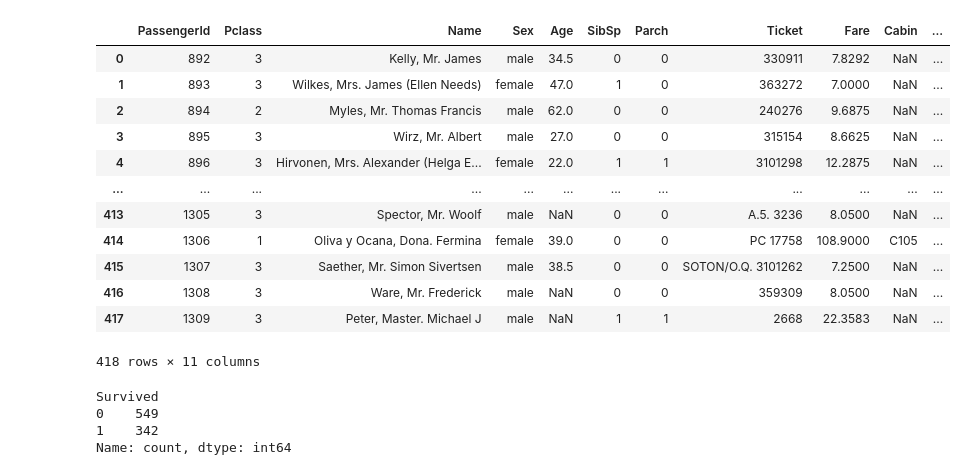
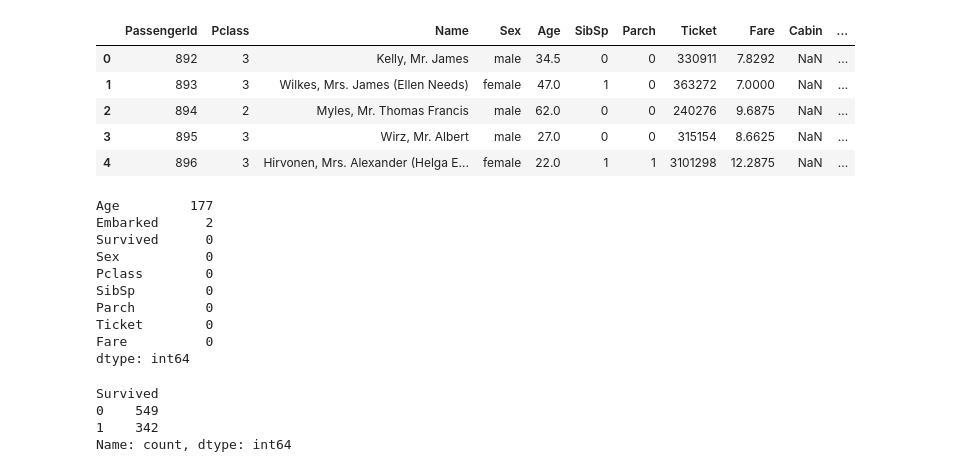
Before and after one commit to DavtianAnna/Titanic-Disaster, a Jupyter notebook: titanic_task.ipynb, the cells around one changed output. Saved outputs shown, nothing was run; the diff lists cells and outputs as text; code cells hidden in the pictures.

```diff
--- a/titanic_task.ipynb
+++ b/titanic_task.ipynb
@@ -27,19 +20,12 @@ df_train
 # %%
-df_test
+df_test.head()
 # %% [output]
 |  | PassengerId | Pclass | Name | Sex | Age | SibSp | Parch | Ticket | Fare | Cabin | ... |
 | 0 | 892 | 3 | Kelly, Mr. James | male | 34.5 | 0 | 0 | 330911 | 7.8292 | NaN | ... |
 | 1 | 893 | 3 | Wilkes, Mrs. James (Ellen Needs) | female | 47.0 | 1 | 0 | 363272 | 7.0000 | NaN | ... |
 | 2 | 894 | 2 | Myles, Mr. Thomas Francis | male | 62.0 | 0 | 0 | 240276 | 9.6875 | NaN | ... |
 | 3 | 895 | 3 | Wirz, Mr. Albert | male | 27.0 | 0 | 0 | 315154 | 8.6625 | NaN | ... |
 | 4 | 896 | 3 | Hirvonen, Mrs. Alexander (Helga E... | female | 22.0 | 1 | 1 | 3101298 | 12.2875 | NaN | ... |
-| ... | ... | ... | ... | ... | ... | ... | ... | ... | ... | ... | ... |
-| 413 | 1305 | 3 | Spector, Mr. Woolf | male | NaN | 0 | 0 | A.5. 3236 | 8.0500 | NaN | ... |
-| 414 | 1306 | 1 | Oliva y Ocana, Dona. Fermina | female | 39.0 | 0 | 0 | PC 17758 | 108.9000 | C105 | ... |
-| 415 | 1307 | 3 | Saether, Mr. Simon Sivertsen | male | 38.5 | 0 | 0 | SOTON/O.Q. 3101262 | 7.2500 | NaN | ... |
-| 416 | 1308 | 3 | Ware, Mr. Frederick | male | NaN | 0 | 0 | 359309 | 8.0500 | NaN | ... |
-| 417 | 1309 | 3 | Peter, Master. Michael J | male | NaN | 1 | 1 | 2668 | 22.3583 | NaN | ... |
-418 rows × 11 columns
 # %%
 df_train.drop('PassengerId',axis=1,inplace=True)
 df_test.drop('PassengerId',axis=1,inplace=True)
@@ -55,3 +38,16 @@ df_test.drop('Ticket',axis=1,inplace=True)
+# %%
+df_train.isnull().sum().sort_values(ascending=False)
+# %% [output]
+Age         177
+Embarked      2
+Survived      0
+Sex           0
+Pclass        0
+SibSp         0
+Parch         0
+Ticket        0
+Fare          0
+dtype: int64
 # %%
 df_train['Survived'].value_counts()
 # %% [output]
```
Also changed, not shown: parts of 29 cells of this notebook, 2 other files.
